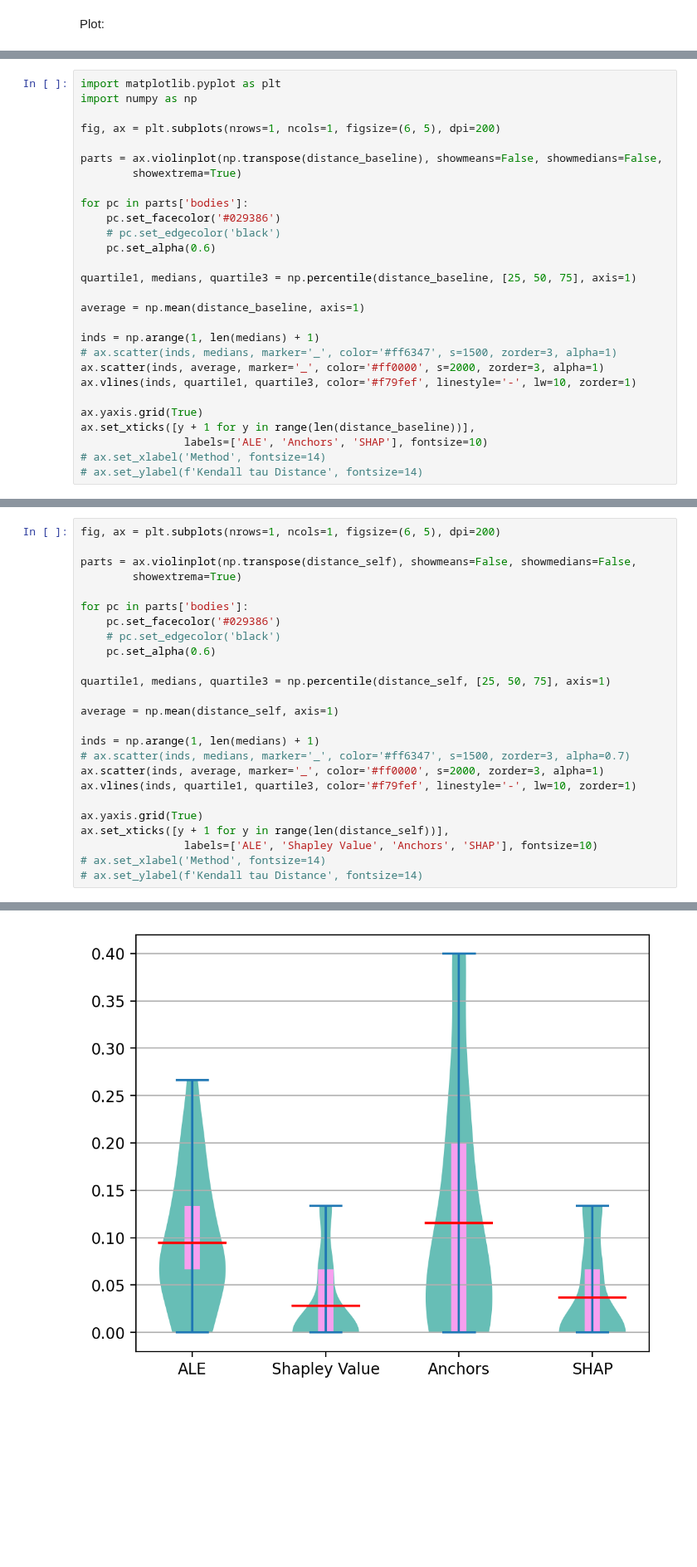
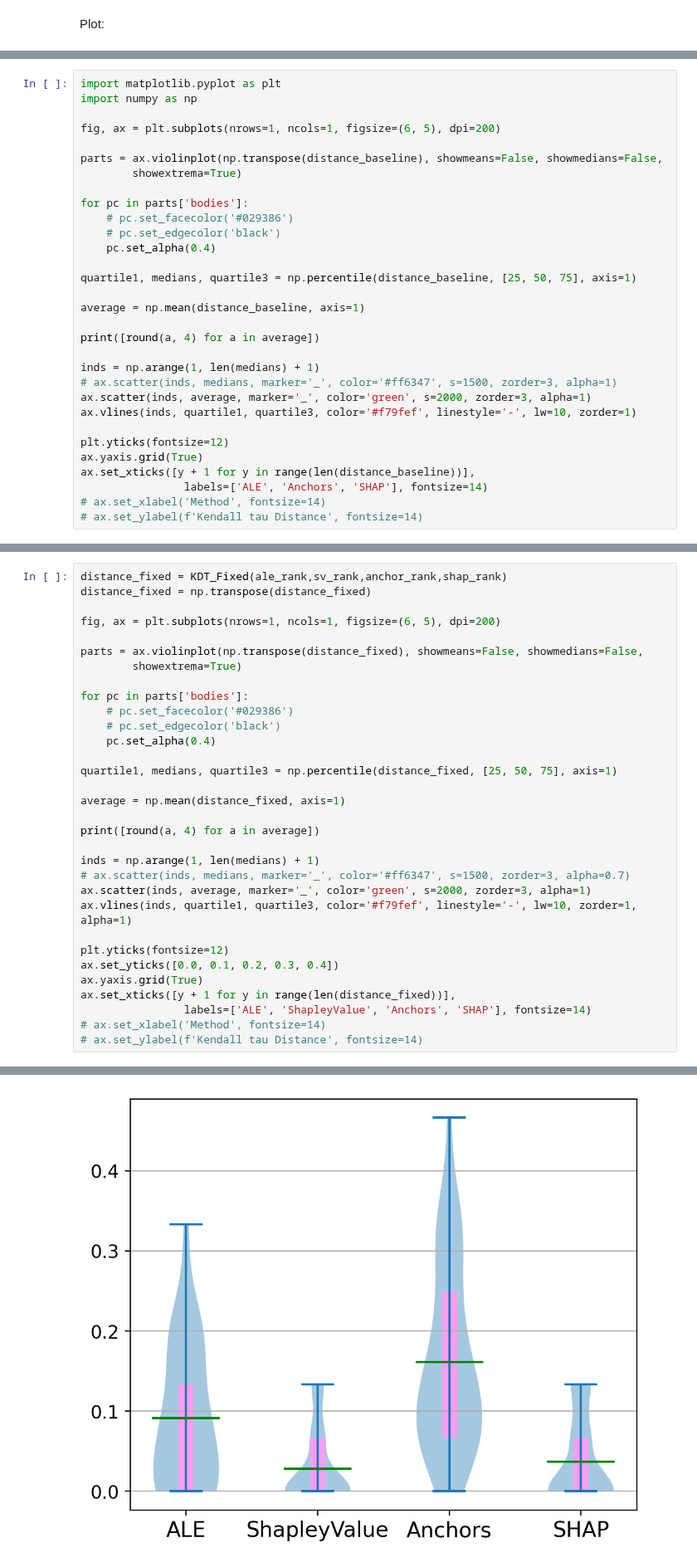
Before and after one commit to youyinnn/s2search, a Jupyter notebook: xai_process_plottingKDT.ipynb, the cells around one changed output, grey strips where cells are left out. Shown at 83% size. Saved outputs shown, nothing was run; the diff lists cells and outputs as text; blank space fills up the shorter version.

Commit message:
metric plots

```diff
--- a/xai_process_plottingKDT.ipynb
+++ b/xai_process_plottingKDT.ipynb
@@ -257,22 +328,25 @@ parts = ax.violinplot(np.transpose(distance_baseline), showmeans=False, showmedi
         showextrema=True)
 
 for pc in parts['bodies']:
-    pc.set_facecolor('#029386')
+    # pc.set_facecolor('#029386')
     # pc.set_edgecolor('black')
-    pc.set_alpha(0.6)
+    pc.set_alpha(0.4)
 
 quartile1, medians, quartile3 = np.percentile(distance_baseline, [25, 50, 75], axis=1)
 
 average = np.mean(distance_baseline, axis=1)
 
+print([round(a, 4) for a in average])
+
 inds = np.arange(1, len(medians) + 1)
 # ax.scatter(inds, medians, marker='_', color='#ff6347', s=1500, zorder=3, alpha=1)
-ax.scatter(inds, average, marker='_', color='#ff0000', s=2000, zorder=3, alpha=1)
+ax.scatter(inds, average, marker='_', color='green', s=2000, zorder=3, alpha=1)
 ax.vlines(inds, quartile1, quartile3, color='#f79fef', linestyle='-', lw=10, zorder=1)
 
+plt.yticks(fontsize=12)
 ax.yaxis.grid(True)
 ax.set_xticks([y + 1 for y in range(len(distance_baseline))],
-                labels=['ALE', 'Anchors', 'SHAP'], fontsize=10)
+                labels=['ALE', 'Anchors', 'SHAP'], fontsize=14)
 # ax.set_xlabel('Method', fontsize=14)
 # ax.set_ylabel(f'Kendall tau Distance', fontsize=14)
 # %% [output]
@@ -283,26 +358,33 @@ ax.set_xticks([y + 1 for y in range(len(distance_baseline))],
 # %%
+distance_fixed = KDT_Fixed(ale_rank,sv_rank,anchor_rank,shap_rank)
+distance_fixed = np.transpose(distance_fixed)
+
 fig, ax = plt.subplots(nrows=1, ncols=1, figsize=(6, 5), dpi=200)
 
-parts = ax.violinplot(np.transpose(distance_self), showmeans=False, showmedians=False,
+parts = ax.violinplot(np.transpose(distance_fixed), showmeans=False, showmedians=False,
         showextrema=True)
 
 for pc in parts['bodies']:
-    pc.set_facecolor('#029386')
+    # pc.set_facecolor('#029386')
     # pc.set_edgecolor('black')
-    pc.set_alpha(0.6)
+    pc.set_alpha(0.4)
 
-quartile1, medians, quartile3 = np.percentile(distance_self, [25, 50, 75], axis=1)
+quartile1, medians, quartile3 = np.percentile(distance_fixed, [25, 50, 75], axis=1)
 
-average = np.mean(distance_self, axis=1)
+average = np.mean(distance_fixed, axis=1)
+
+print([round(a, 4) for a in average])
 
 inds = np.arange(1, len(medians) + 1)
 # ax.scatter(inds, medians, marker='_', color='#ff6347', s=1500, zorder=3, alpha=0.7)
-ax.scatter(inds, average, marker='_', color='#ff0000', s=2000, zorder=3, alpha=1)
-ax.vlines(inds, quartile1, quartile3, color='#f79fef', linestyle='-', lw=10, zorder=1)
+ax.scatter(inds, average, marker='_', color='green', s=2000, zorder=3, alpha=1)
+ax.vlines(inds, quartile1, quartile3, color='#f79fef', linestyle='-', lw=10, zorder=1, alpha=1)
 
+plt.yticks(fontsize=12)
+ax.set_yticks([0.0, 0.1, 0.2, 0.3, 0.4])
 ax.yaxis.grid(True)
-ax.set_xticks([y + 1 for y in range(len(distance_self))],
-                labels=['ALE', 'Shapley Value', 'Anchors', 'SHAP'], fontsize=10)
+ax.set_xticks([y + 1 for y in range(len(distance_fixed))],
+                labels=['ALE', 'ShapleyValue', 'Anchors', 'SHAP'], fontsize=14)
 # ax.set_xlabel('Method', fontsize=14)
 # ax.set_ylabel(f'Kendall tau Distance', fontsize=14)
 # %% [output]
@@ -313 +396 @@ ax.set_xticks([y + 1 for y in range(len(distance_self))],
-[figure, old version]
+[figure, new version]
```
Also changed, not shown: parts of 5 cells of this notebook, 3 other files.
